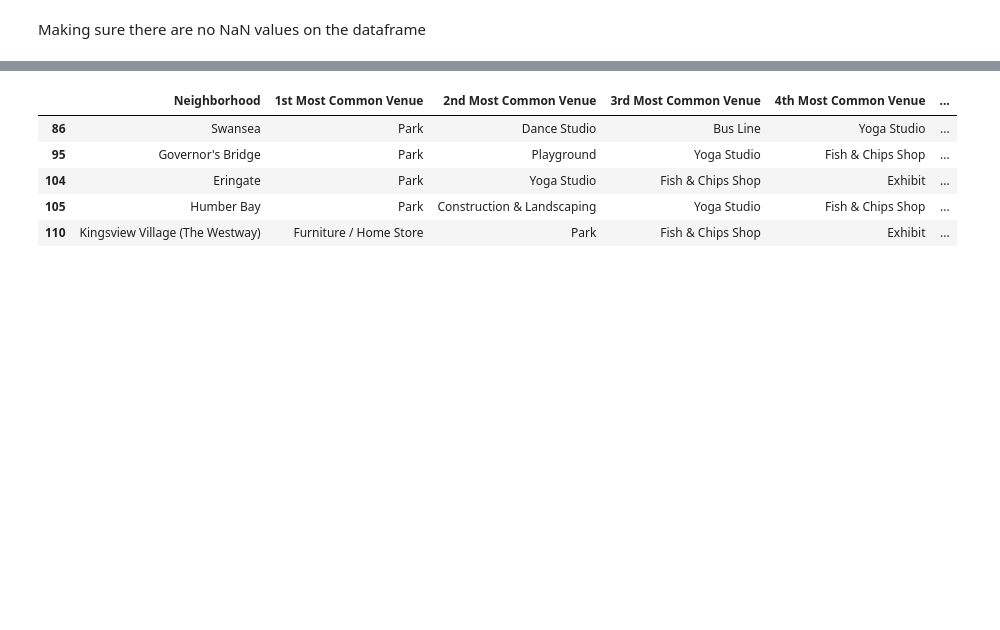
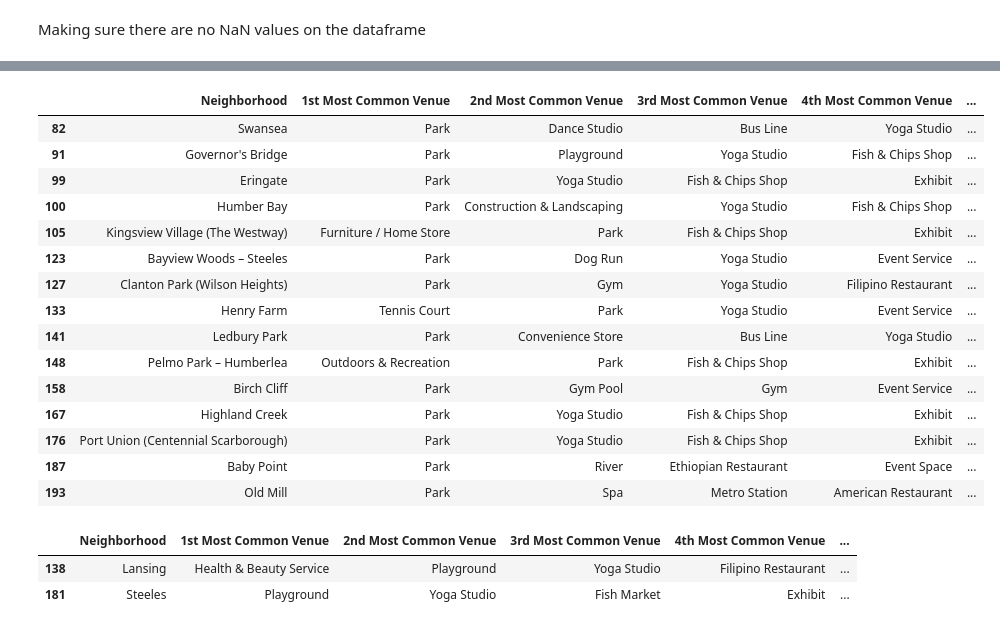
Before and after one commit to totogarza/capstone_data_science, a Jupyter notebook: toronto_neigh_clustering_viz.ipynb, the cells around one changed output, grey strips where cells are left out. Saved outputs shown, nothing was run; the diff lists cells and outputs as text; code cells hidden in the pictures; blank space fills up the shorter version.

```diff
--- a/toronto_neigh_clustering_viz.ipynb
+++ b/toronto_neigh_clustering_viz.ipynb
@@ -372,0 +392,2 @@ toronto_merged = toronto_merged.dropna()
+# %%
+toronto_data_df =  pd.read_csv('toronto_data')
@@ -411,13 +467,28 @@ cluster0.head()
 # %%
-cluster1 = toronto_merged.loc[toronto_merged['Cluster Labels'] == 1, toronto_merged.columns[[0] + list(range(5, toronto_merged.shape[1]))]]
-cluster1.head()
+cluster1 = toronto_data_df.loc[toronto_data_df['Cluster Labels'] == 1, toronto_data_df.columns[[0] + list(range(5, toronto_data_df.shape[1]))]]
+cluster1
 # %% [output]
 |  | Neighborhood | 1st Most Common Venue | 2nd Most Common Venue | 3rd Most Common Venue | 4th Most Common Venue | ... |
-| 86 | Swansea | Park | Dance Studio | Bus Line | Yoga Studio | ... |
-| 95 | Governor's Bridge | Park | Playground | Yoga Studio | Fish & Chips Shop | ... |
-| 104 | Eringate | Park | Yoga Studio | Fish & Chips Shop | Exhibit | ... |
-| 105 | Humber Bay | Park | Construction & Landscaping | Yoga Studio | Fish & Chips Shop | ... |
-| 110 | Kingsview Village (The Westway) | Furniture / Home Store | Park | Fish & Chips Shop | Exhibit | ... |
+| 82 | Swansea | Park | Dance Studio | Bus Line | Yoga Studio | ... |
+| 91 | Governor's Bridge | Park | Playground | Yoga Studio | Fish & Chips Shop | ... |
+| 99 | Eringate | Park | Yoga Studio | Fish & Chips Shop | Exhibit | ... |
+| 100 | Humber Bay | Park | Construction & Landscaping | Yoga Studio | Fish & Chips Shop | ... |
+| 105 | Kingsview Village (The Westway) | Furniture / Home Store | Park | Fish & Chips Shop | Exhibit | ... |
+| 123 | Bayview Woods – Steeles | Park | Dog Run | Yoga Studio | Event Service | ... |
+| 127 | Clanton Park (Wilson Heights) | Park | Gym | Yoga Studio | Filipino Restaurant | ... |
+| 133 | Henry Farm | Tennis Court | Park | Yoga Studio | Event Service | ... |
+| 141 | Ledbury Park | Park | Convenience Store | Bus Line | Yoga Studio | ... |
+| 148 | Pelmo Park – Humberlea | Outdoors & Recreation | Park | Fish & Chips Shop | Exhibit | ... |
+| 158 | Birch Cliff | Park | Gym Pool | Gym | Event Service | ... |
+| 167 | Highland Creek | Park | Yoga Studio | Fish & Chips Shop | Exhibit | ... |
+| 176 | Port Union (Centennial Scarborough) | Park | Yoga Studio | Fish & Chips Shop | Exhibit | ... |
+| 187 | Baby Point | Park | River | Ethiopian Restaurant | Event Space | ... |
+| 193 | Old Mill | Park | Spa | Metro Station | American Restaurant | ... |
 # %%
-cluster2 = toronto_merged.loc[toronto_merged['Cluster Labels'] == 2, toronto_merged.columns[[0] + list(range(5, toronto_merged.shape[1]))]]
+cluster2 = toronto_data_df.loc[toronto_data_df['Cluster Labels'] == 2, toronto_data_df.columns[[0] + list(range(5, toronto_data_df.shape[1]))]]
+cluster2
+# %% [output]
+|  | Neighborhood | 1st Most Common Venue | 2nd Most Common Venue | 3rd Most Common Venue | 4th Most Common Venue | ... |
+| 138 | Lansing | Health & Beauty Service | Playground | Yoga Studio | Filipino Restaurant | ... |
+| 181 | Steeles | Playground | Yoga Studio | Fish Market | Exhibit | ... |
 # %%
```
Also changed, not shown: parts of 12 cells of this notebook, 1 other file.
